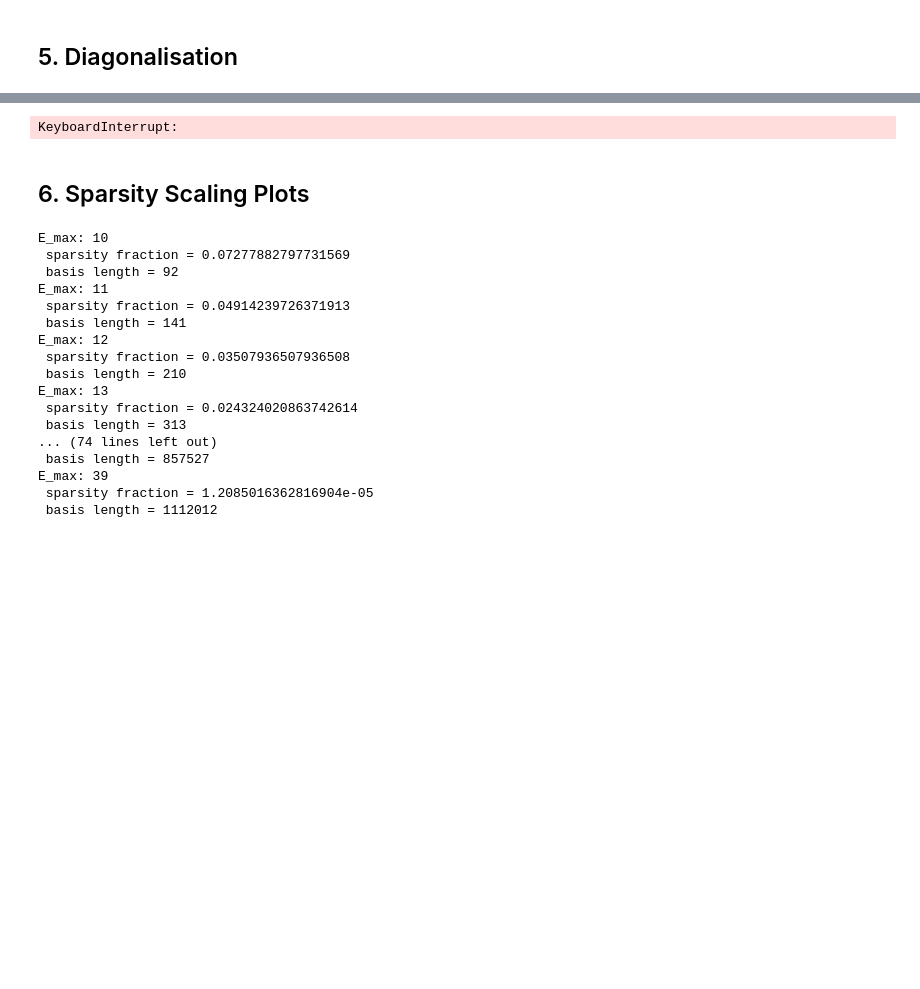
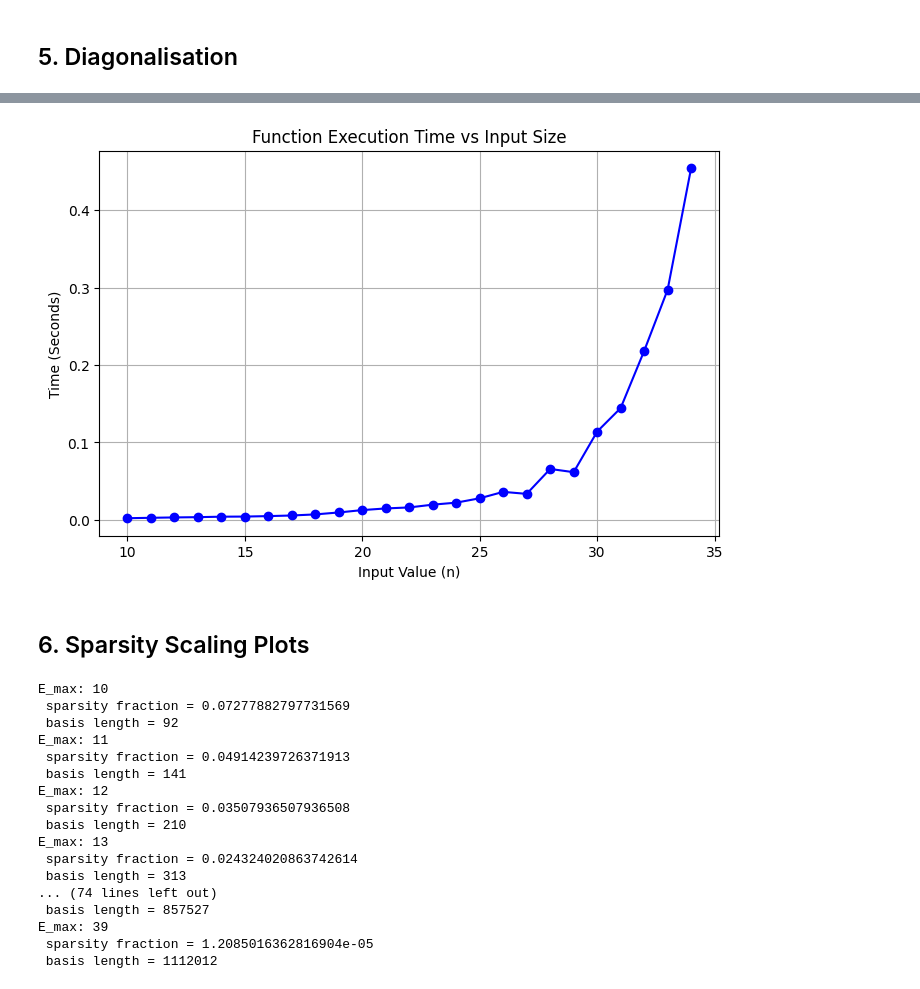
Before and after one commit to miarobin/FasterHT, a Jupyter notebook: phi2_notebook.ipynb, the cells around one changed output, grey strips where cells are left out. Cells and saved outputs as stored; diff of their text form; code cells hidden in the pictures; blank space fills up the shorter version.

```diff
--- a/phi2_notebook.ipynb
+++ b/phi2_notebook.ipynb
@@ -653,7 +650,7 @@ def compute_eigenvalues(H, k):
 # Hamiltonian parameters.
 mQ = 1.; r = 1.; mV = 1.
 # Test list.
-emax_list = range(10,40)
+emax_list = range(10,35)
 
 # Result lists
 execution_times = []; basis_lengths = []
@@ -679,7 +676,7 @@ for e_max in emax_list:
     H = transition_matrix_phi2(mQ, r, cphi2, lmaxeff, dict_basis, hashable_basis, iterSet)
 
     # --- Time the to calculate the first 5 eigenvalues ---
-    duration = %timeit -o -r4 compute_eigenvalues(H, 5)
+    duration = %timeit -o -r1 compute_eigenvalues(H, 5)
 
     print(compute_eigenvalues(H, 5))
 
@@ -722,4 +729,4 @@ E_max: 12
-KeyboardInterrupt:
+[figure, added]
 # %% [markdown]
 ## 6. Sparsity Scaling Plots
 # %%
```
Also changed, not shown: parts of 3 cells of this notebook, 2 other files.
